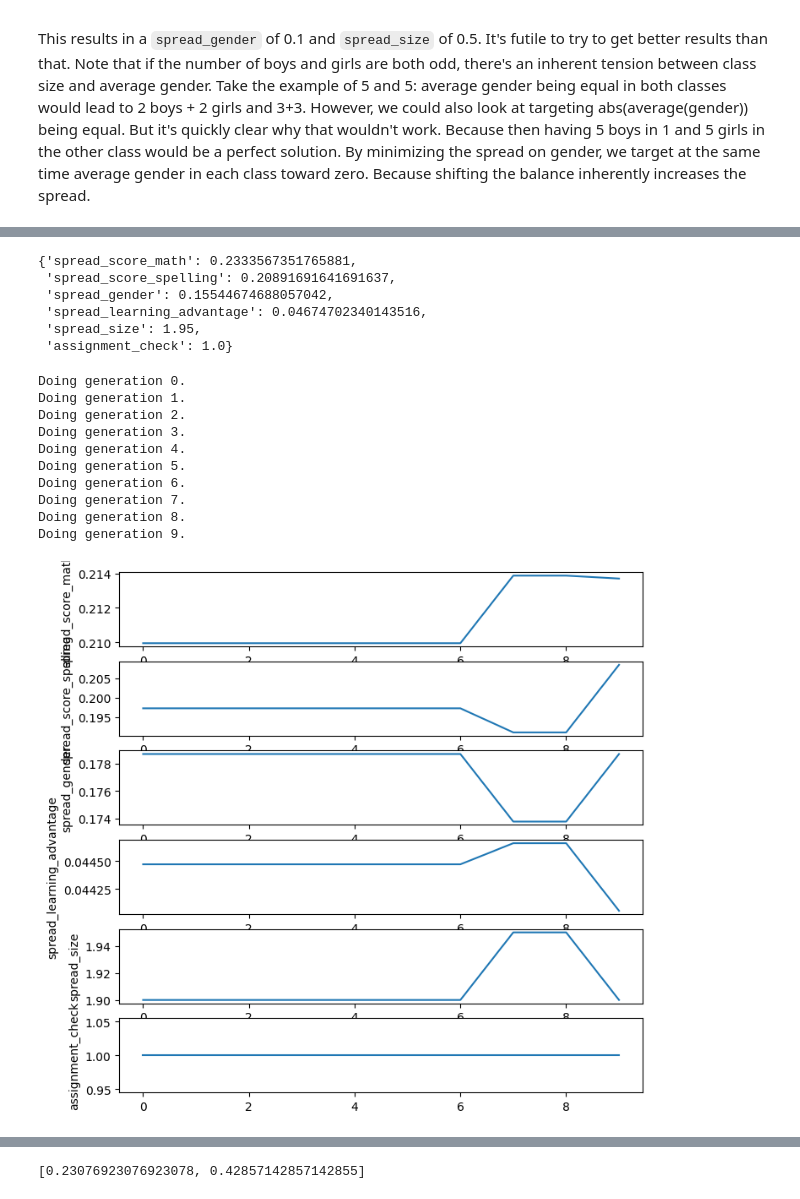
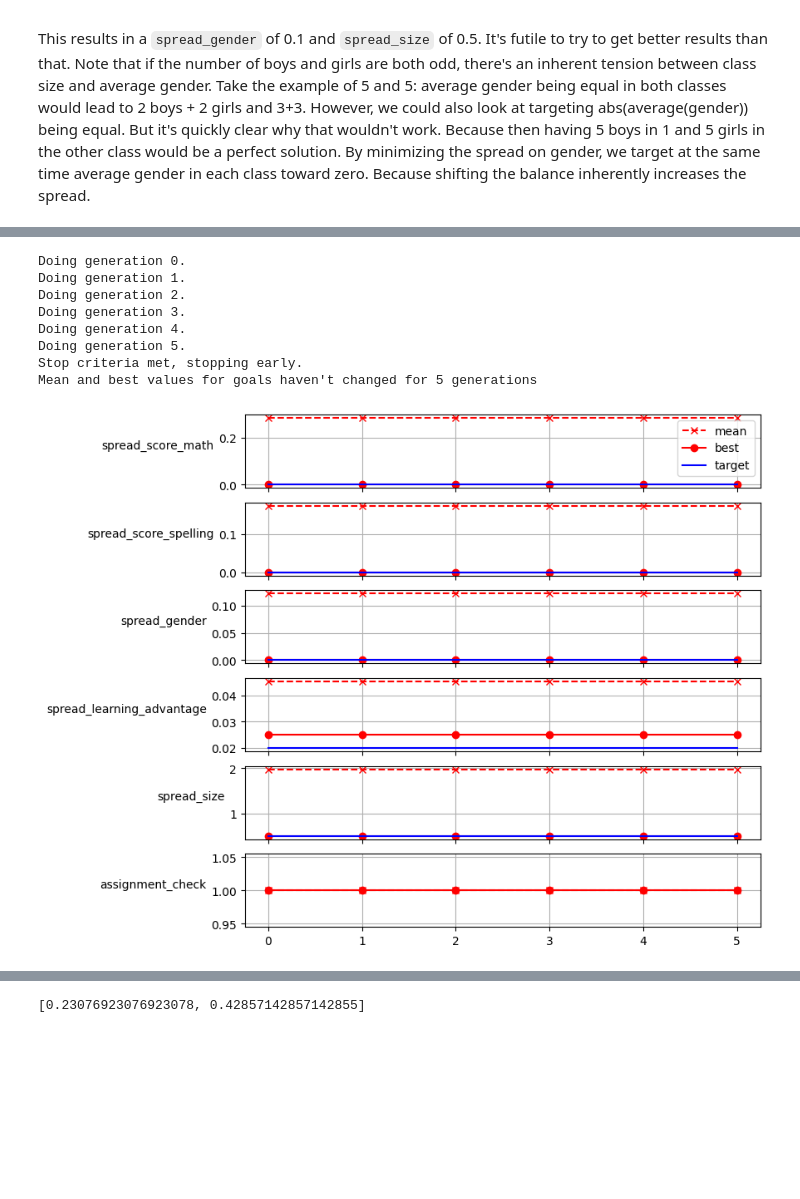
Before and after one commit to mtyt/classevy, a Jupyter notebook: examples/optimize_class.ipynb, the cells around one changed output, grey strips where cells are left out. Saved outputs shown, nothing was run; the diff lists cells and outputs as text; code cells hidden in the pictures; blank space fills up the shorter version.

```diff
--- a/examples/optimize_class.ipynb
+++ b/examples/optimize_class.ipynb
@@ -7,8 +2,8 @@ import pandas as pd
 from classevy.klas import StudentGroup, Klas, Plan, PlanPopulation
 # %%
-students = StudentGroup('../data/students_no_cond.csv')
+students = StudentGroup('../data/students.csv')
 # %%
-pop = PlanPopulation(students, 20, 2)
+pop = PlanPopulation(students, 500, 2)
 # %% [markdown]
 With a given list of students, there's only so much you can do. I.e. if there's an odd number of students and an even number of classes, then you can't have classes of the same size, or with the same average gender. So on each plan, based on the student list, we can define the best outcome possible on each target. `spread_age`, `spread_gender` and `spread_score` of a `Plan` are defined as the standard deviation across classes of `age`, `gender` and `score`, respectively. In turn, those attributes per class are defined as the average across the students in the class.
 So if the students for example consist of 5 girls and 6 boys, the best possible `Plan` will have 3 boys + 3 girls and 3 boys + 2 girls in 2 classes.
@@ -70,25 +24,14 @@ pop.pareto()[pop.goals_dict.keys()]
-# %%
-pop.summary()
-# %% [output]
-{'spread_score_math': 0.2333567351765881,
- 'spread_score_spelling': 0.20891691641691637,
- 'spread_gender': 0.15544674688057042,
- 'spread_learning_advantage': 0.04674702340143516,
- 'spread_size': 1.95,
- 'assignment_check': 1.0}
 # %%
-pop.run(n_gen=10, verbose=True)
+pop.run(n_gen=20, mutprob=0.4, stop_on_steady_n=5, verbose=True)
 pop.plot_progress()
 # %% [output]
 Doing generation 0.
 Doing generation 1.
 Doing generation 2.
 Doing generation 3.
 Doing generation 4.
 Doing generation 5.
-Doing generation 6.
-Doing generation 7.
-Doing generation 8.
-Doing generation 9.
+Stop criteria met, stopping early.
+Mean and best values for goals haven't changed for 5 generations
-[figure, old version]
+[figure, new version]
 # %%
```
Also changed, not shown: parts of 6 cells of this notebook, 8 other files.
